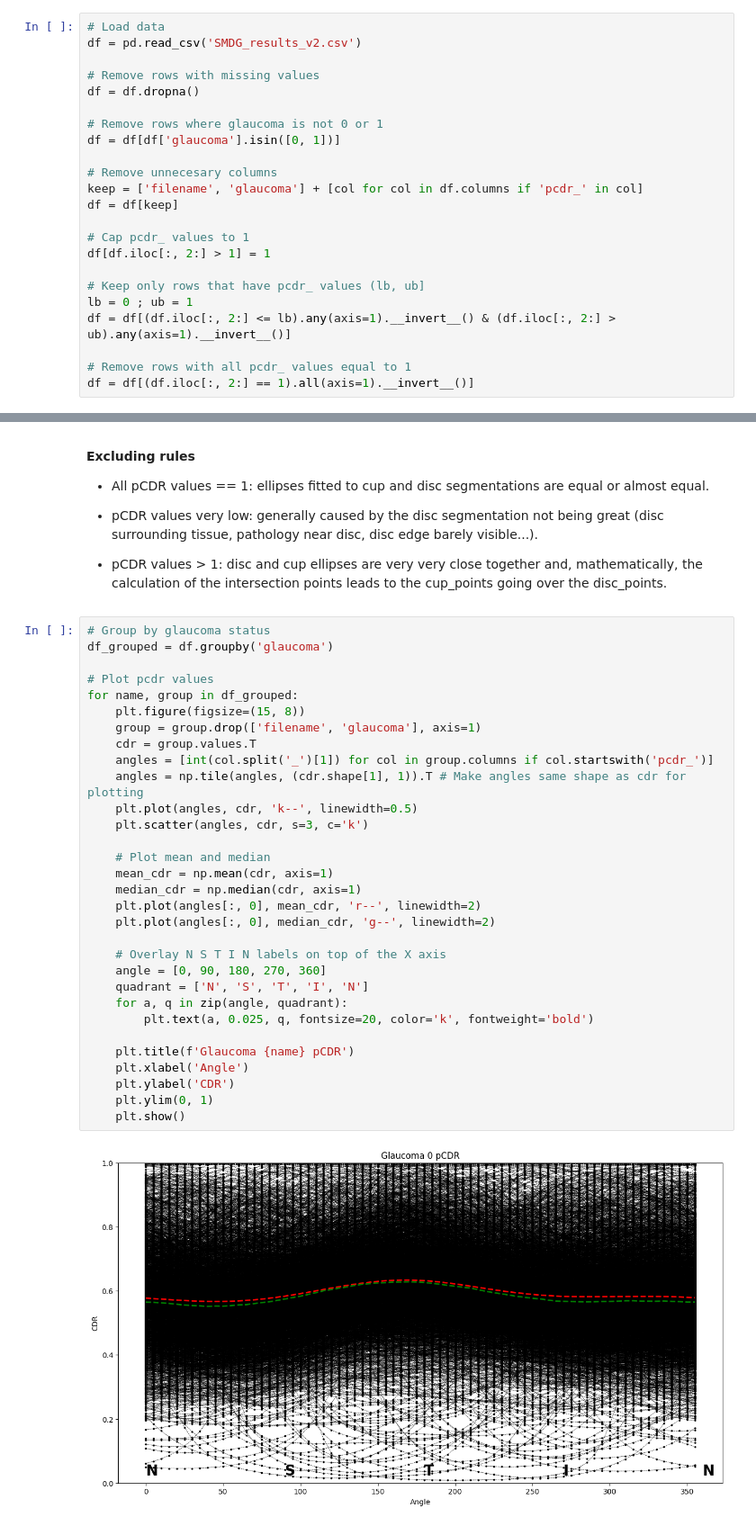
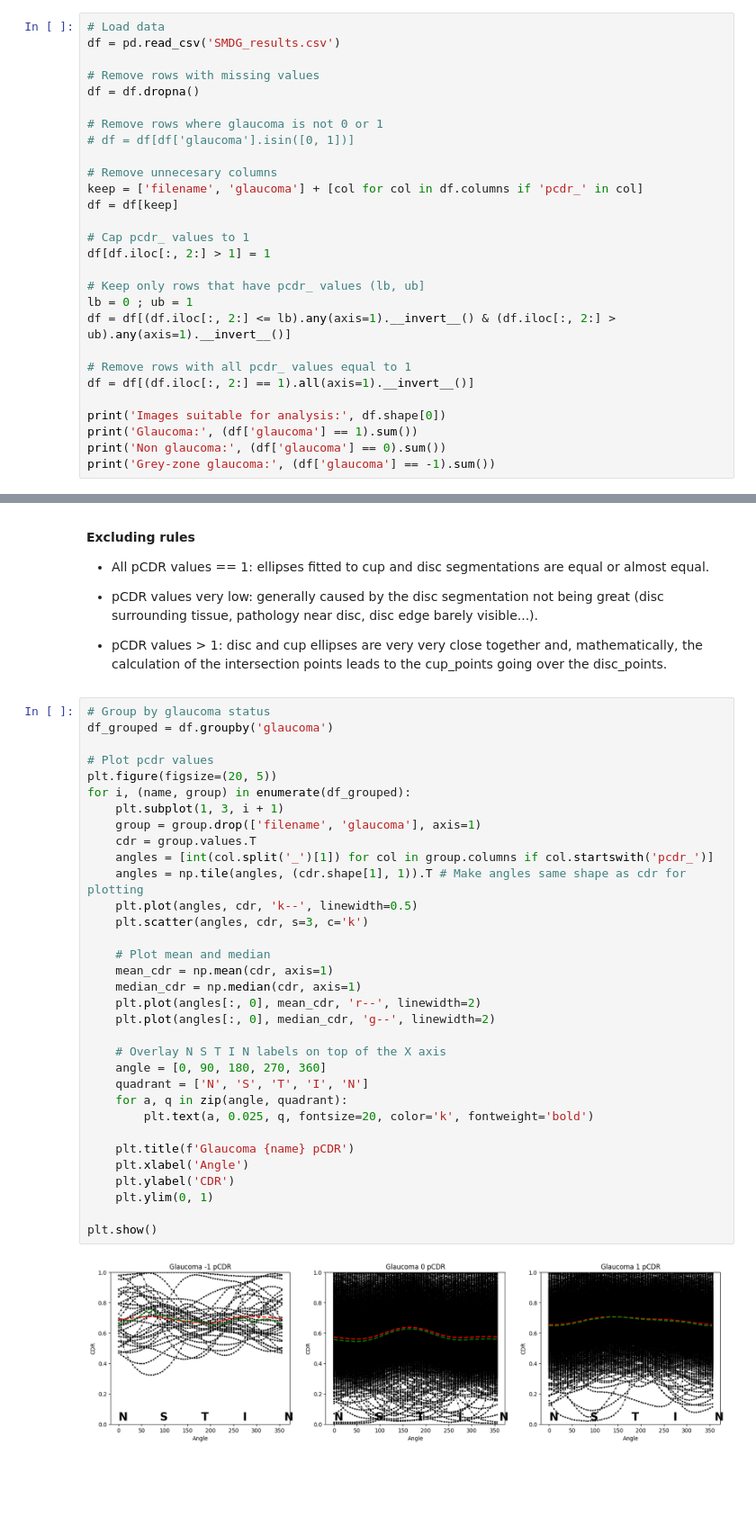
Before and after one commit to Borja21091/Prapillyzer, a Jupyter notebook: notebooks/SMDG_analysis.ipynb, the cells around one changed output, grey strips where cells are left out. Shown: that part at 90% size. Saved outputs shown, nothing was run; the diff lists cells and outputs as text; blank space fills up the shorter version.

```diff
--- a/notebooks/SMDG_analysis.ipynb
+++ b/notebooks/SMDG_analysis.ipynb
@@ -7,13 +8,13 @@ import pandas as pd
 from matplotlib import pyplot as plt
 # %%
 # Load data
-df = pd.read_csv('SMDG_results_v2.csv')
+df = pd.read_csv('SMDG_results.csv')
 
 # Remove rows with missing values
 df = df.dropna()
 
 # Remove rows where glaucoma is not 0 or 1
-df = df[df['glaucoma'].isin([0, 1])]
+# df = df[df['glaucoma'].isin([0, 1])]
 
 # Remove unnecesary columns
 keep = ['filename', 'glaucoma'] + [col for col in df.columns if 'pcdr_' in col]
@@ -28,3 +29,8 @@ df = df[(df.iloc[:, 2:] <= lb).any(axis=1).__invert__() & (df.iloc[:, 2:] > ub).
 
 # Remove rows with all pcdr_ values equal to 1
 df = df[(df.iloc[:, 2:] == 1).all(axis=1).__invert__()]
+
+print('Images suitable for analysis:', df.shape[0])
+print('Glaucoma:', (df['glaucoma'] == 1).sum())
+print('Non glaucoma:', (df['glaucoma'] == 0).sum())
+print('Grey-zone glaucoma:', (df['glaucoma'] == -1).sum())
@@ -43,33 +54,35 @@ df = df[(df.iloc[:, 2:] == 1).all(axis=1).__invert__()]
 # %%
 # Group by glaucoma status
 df_grouped = df.groupby('glaucoma')
 
 # Plot pcdr values
-for name, group in df_grouped:
-    plt.figure(figsize=(15, 8))
+plt.figure(figsize=(20, 5))
+for i, (name, group) in enumerate(df_grouped):
+    plt.subplot(1, 3, i + 1)
     group = group.drop(['filename', 'glaucoma'], axis=1)
     cdr = group.values.T
     angles = [int(col.split('_')[1]) for col in group.columns if col.startswith('pcdr_')]
     angles = np.tile(angles, (cdr.shape[1], 1)).T # Make angles same shape as cdr for plotting
     plt.plot(angles, cdr, 'k--', linewidth=0.5)
     plt.scatter(angles, cdr, s=3, c='k')
 
     # Plot mean and median
     mean_cdr = np.mean(cdr, axis=1)
     median_cdr = np.median(cdr, axis=1)
     plt.plot(angles[:, 0], mean_cdr, 'r--', linewidth=2)
     plt.plot(angles[:, 0], median_cdr, 'g--', linewidth=2)
 
     # Overlay N S T I N labels on top of the X axis
     angle = [0, 90, 180, 270, 360]
     quadrant = ['N', 'S', 'T', 'I', 'N']
     for a, q in zip(angle, quadrant):
         plt.text(a, 0.025, q, fontsize=20, color='k', fontweight='bold')
 
     plt.title(f'Glaucoma {name} pCDR')
     plt.xlabel('Angle')
     plt.ylabel('CDR')
     plt.ylim(0, 1)
-    plt.show()
+
+plt.show()
 # %% [output]
-[figure, old version]
+[figure, new version]
```
Also changed, not shown: parts of 4 cells of this notebook, 2 other files.
